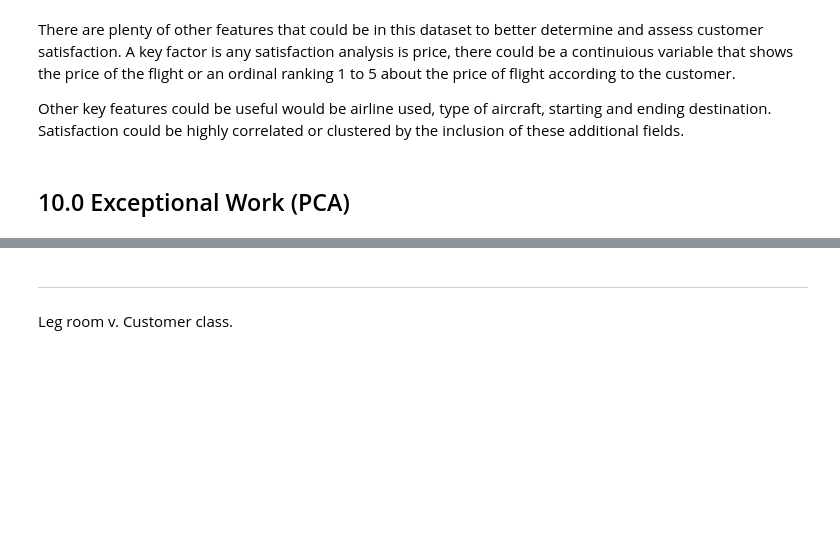
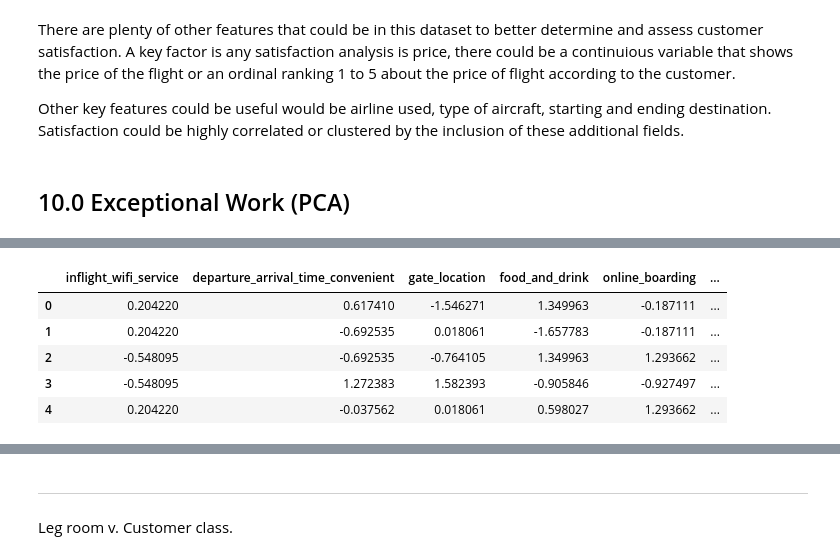
Before and after one commit to wangrenfeng0/Machine-Learning-I, a Jupyter notebook: Project 1_Monday.ipynb, the cells around one changed output, grey strips where cells are left out. Cells and saved outputs as stored; diff of their text form; code cells hidden in the pictures; blank space fills up the shorter version.

```diff
--- a/Project 1_Monday.ipynb
+++ b/Project 1_Monday.ipynb
@@ -391,0 +411,11 @@ Other key features could be useful would be airline used, type of aircraft, star
+# %%
+scaled_ord=airline_df_ord.copy()
+scaled_ord=pd.DataFrame(scaler.fit_transform(scaled_ord), columns=scaled_ord.columns)
+scaled_ord.head()
+# %% [output]
+|  | inflight_wifi_service | departure_arrival_time_convenient | gate_location | food_and_drink | online_boarding | ... |
+| 0 | 0.204220 | 0.617410 | -1.546271 | 1.349963 | -0.187111 | ... |
+| 1 | 0.204220 | -0.692535 | 0.018061 | -1.657783 | -0.187111 | ... |
+| 2 | -0.548095 | -0.692535 | -0.764105 | 1.349963 | 1.293662 | ... |
+| 3 | -0.548095 | 1.272383 | 1.582393 | -0.905846 | -0.927497 | ... |
+| 4 | 0.204220 | -0.037562 | 0.018061 | 0.598027 | 1.293662 | ... |
```
Also changed, not shown: parts of 13 cells of this notebook.
